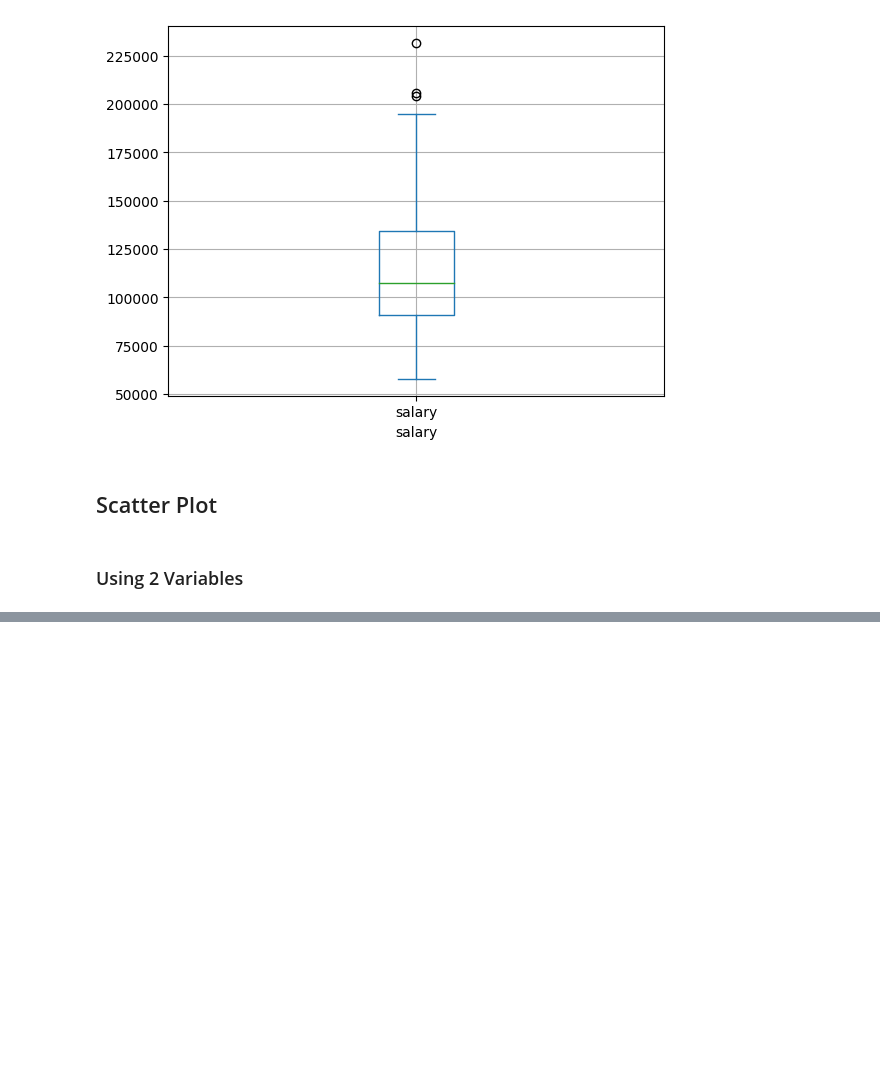
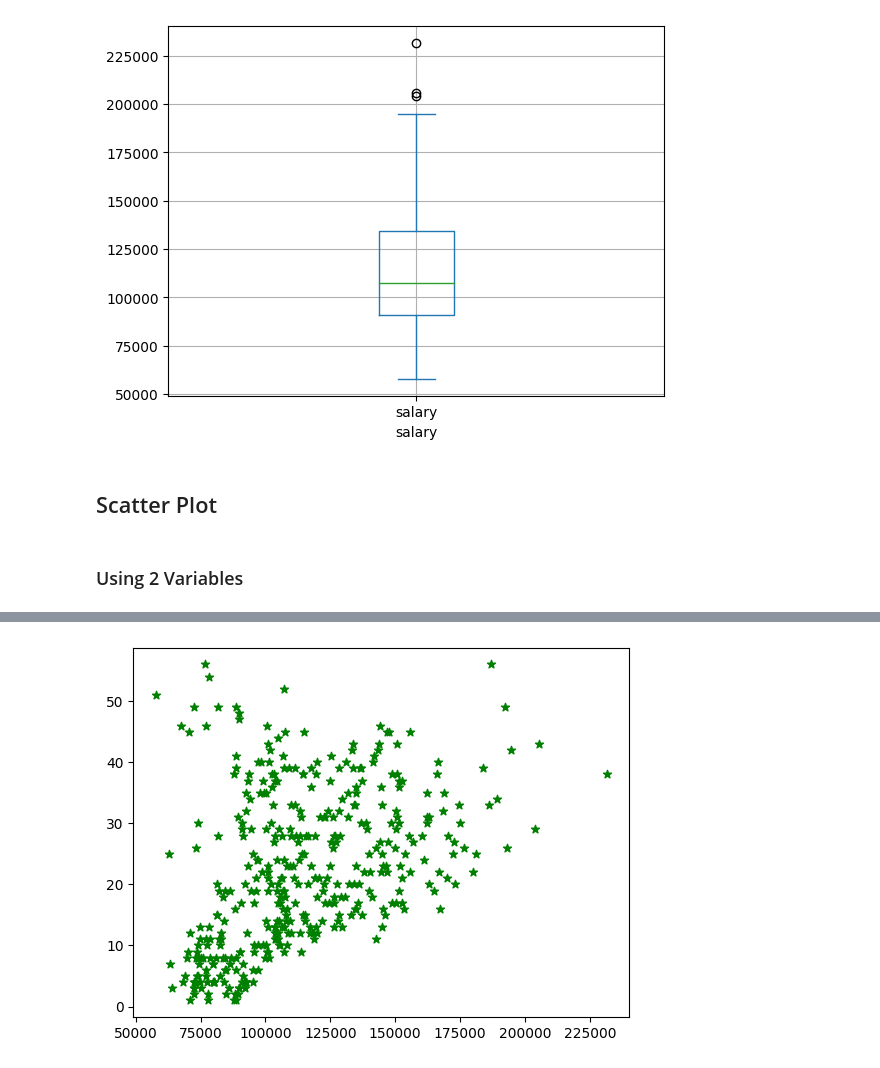
Before and after one commit to prasantmahato/machine_learning, a Jupyter notebook: UNIT-1/matplotlib.ipynb, the cells around one changed output, grey strips where cells are left out. Saved outputs shown, nothing was run; the diff lists cells and outputs as text; code cells hidden in the pictures; blank space fills up the shorter version.

```diff
--- a/UNIT-1/matplotlib.ipynb
+++ b/UNIT-1/matplotlib.ipynb
@@ -77,0 +78,5 @@ plt.show()
+# %%
+plt.scatter(df['salary'], df['yrs.since.phd'], c='g', marker="*")
+plt.show()
+# %% [output]
+[figure, added]
```
Also changed, not shown: parts of 5 cells of this notebook.
